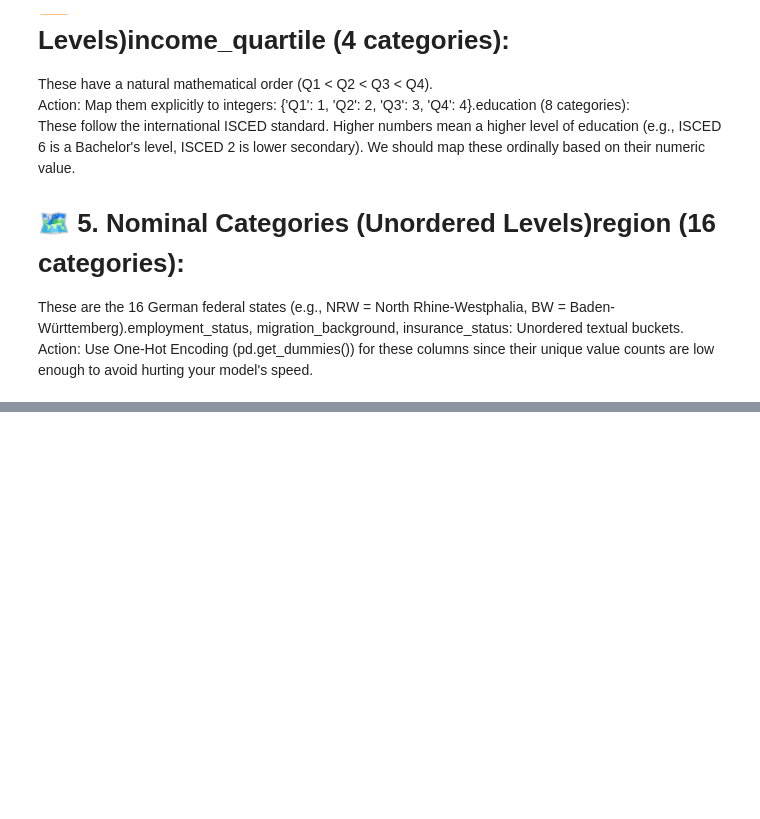
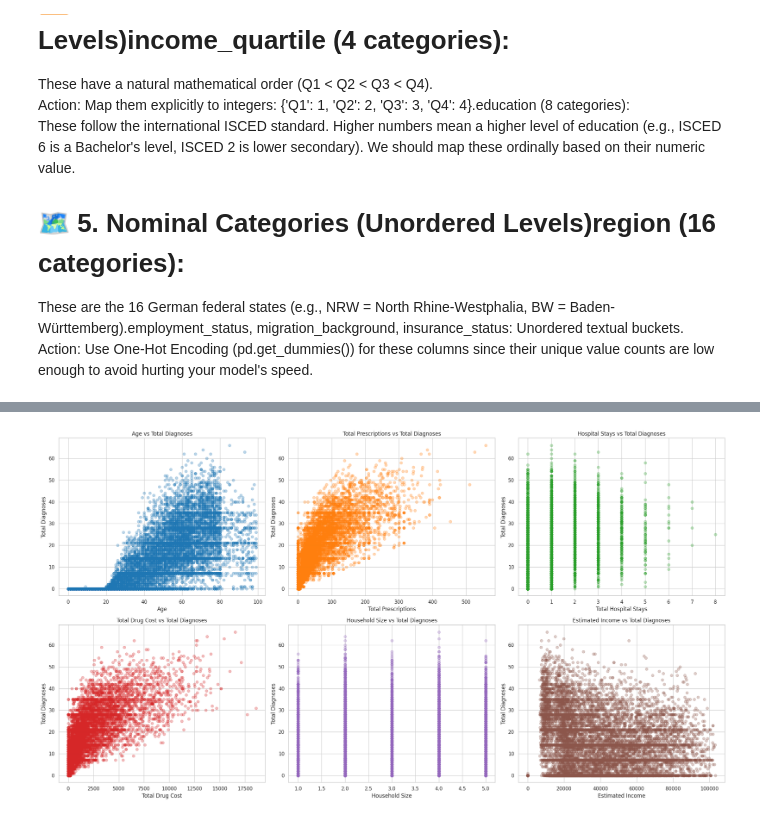
Before and after one commit to abhisakh/XGBOOST_Machine_Leraning_Predictor_Titanic, a Jupyter notebook: Synthetic_Data_Analyzer.ipynb, the cells around one changed output, grey strips where cells are left out. Cells and saved outputs as stored; diff of their text form; code cells hidden in the pictures; blank space fills up the shorter version.

```diff
--- a/Synthetic_Data_Analyzer.ipynb
+++ b/Synthetic_Data_Analyzer.ipynb
@@ -154,0 +298,46 @@ Perfect for simple binary mapping to 0 and 1. <br> Action: Map 'M'/'urban' to 1
+# %%
+import matplotlib.pyplot as plt
+
+# Expand the grid to 2 rows and 3 columns to consider all 6 key variables
+fig, axes = plt.subplots(2, 3, figsize=(22, 12))
+
+# Row 1, Column 0: Age vs Total Diagnoses
+axes[0, 0].scatter(df_work['age'], df_work['total_diagnoses'], alpha=0.3, color='#1f77b4')
+axes[0, 0].set_title('Age vs Total Diagnoses')
+axes[0, 0].set_xlabel('Age')
+axes[0, 0].set_ylabel('Total Diagnoses')
+
+# Row 1, Column 1: Total Prescriptions vs Total Diagnoses
+axes[0, 1].scatter(df_work['total_prescriptions'], df_work['total_diagnoses'], alpha=0.3, color='#ff7f0e')
+axes[0, 1].set_title('Total Prescriptions vs Total Diagnoses')
+axes[0, 1].set_xlabel('Total Prescriptions')
+axes[0, 1].set_ylabel('Total Diagnoses')
+
+# Row 1, Column 2: Total Hospital Stays vs Total Diagnoses
+axes[0, 2].scatter(df_work['total_hospital_stays'], df_work['total_diagnoses'], alpha=0.3, color='#2ca02c')
+axes[0, 2].set_title('Hospital Stays vs Total Diagnoses')
+axes[0, 2].set_xlabel('Total Hospital Stays')
+axes[0, 2].set_ylabel('Total Diagnoses')
+
+# Row 2, Column 0: Total Drug Cost vs Total Diagnoses
+axes[1, 0].scatter(df_work['total_drug_cost'], df_work['total_diagnoses'], alpha=0.3, color='#d62728')
+axes[1, 0].set_title('Total Drug Cost vs Total Diagnoses')
+axes[1, 0].set_xlabel('Total Drug Cost')
+axes[1, 0].set_ylabel('Total Diagnoses')
+
+# Row 2, Column 1: Household Size vs Total Diagnoses
+axes[1, 1].scatter(df_work['household_size'], df_work['total_diagnoses'], alpha=0.3, color='#9467bd')
+axes[1, 1].set_title('Household Size vs Total Diagnoses')
+axes[1, 1].set_xlabel('Household Size')
+axes[1, 1].set_ylabel('Total Diagnoses')
+
+# Row 2, Column 2: Estimated Income vs Total Diagnoses
+axes[1, 2].scatter(df_work['estimated_income'], df_work['total_diagnoses'], alpha=0.3, color='#8c564b')
+axes[1, 2].set_title('Estimated Income vs Total Diagnoses')
+axes[1, 2].set_xlabel('Estimated Income')
+axes[1, 2].set_ylabel('Total Diagnoses')
+
+plt.tight_layout()
+plt.show()
+# %% [output]
+[figure, added]
```
Also changed, not shown: parts of 22 cells of this notebook.
